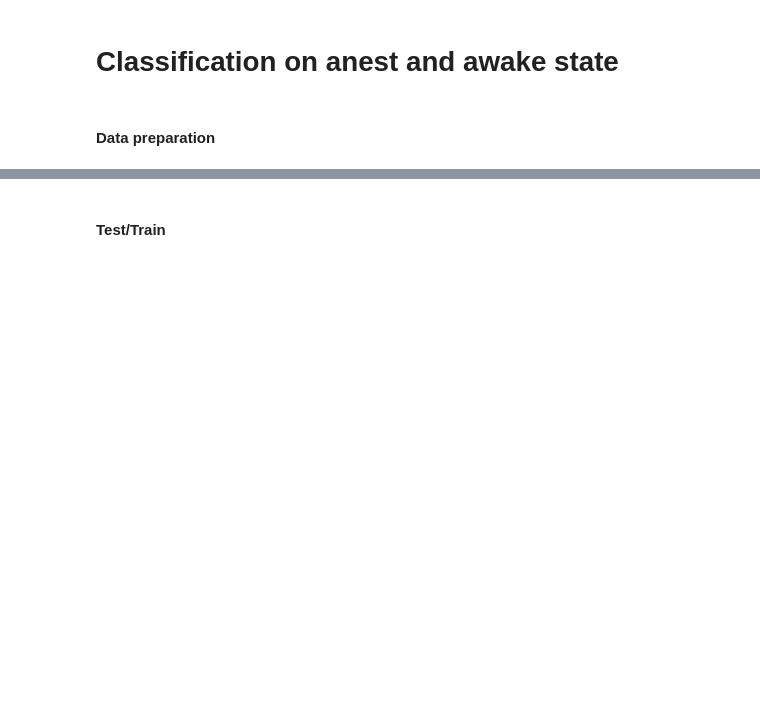
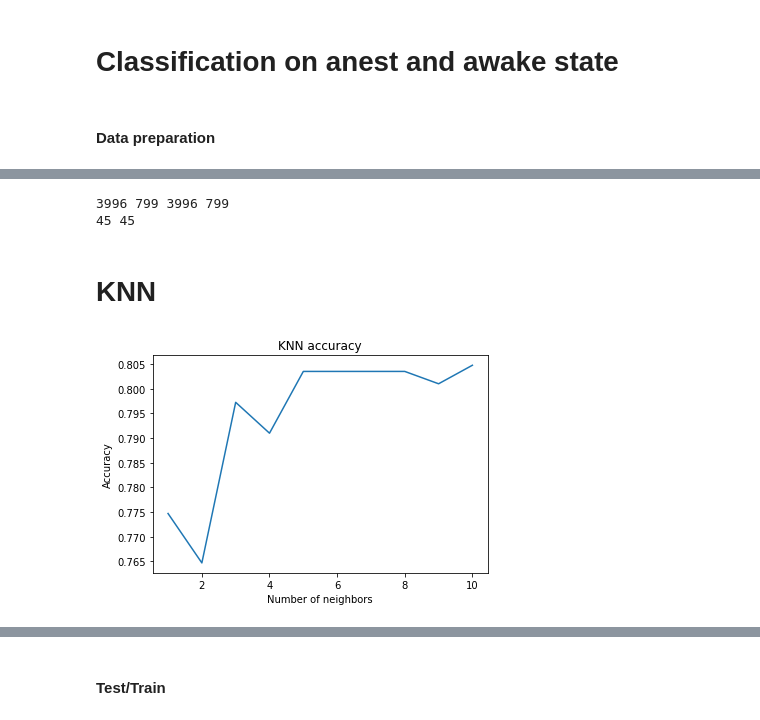
Before and after one commit to nedeljkovicmajaa/LMU_neuroscience, a Jupyter notebook: code/knn_rf.ipynb, the cells around one changed output, grey strips where cells are left out. Saved outputs shown, nothing was run; the diff lists cells and outputs as text; code cells hidden in the pictures; blank space fills up the shorter version.

```diff
--- a/code/knn_rf.ipynb
+++ b/code/knn_rf.ipynb
@@ -63,0 +115,21 @@ def vektorizacija(podaci):
+# %%
+def process_data(sp, tr_data, ts_data):
+    for i in range(len(tr_data)):
+        tr_data[i] = tr_data[i][:,sp,10:].flatten()
+    for i in range(len(ts_data)):
+        ts_data[i] = ts_data[i][:,sp,10:].flatten()
+
+    max_len_tr = max([len(i) for i in tr_data])
+    max_len_ts = max([len(i) for i in ts_data])
+    max_len = max(max_len_tr, max_len_ts)
+
+    # fill with zeros float64
+    for i in range(len(tr_data)):
+        tr_data[i] = np.append(tr_data[i], np.zeros(max_len - len(tr_data[i])))
+    for i in range(len(ts_data)):
+        ts_data[i] = np.append(ts_data[i], np.zeros(max_len - len(ts_data[i])))
+
+    tr_data = [list(i) for i in tr_data]
+    ts_data = [list(i) for i in ts_data]
+
+    return tr_data, ts_data
@@ -63,0 +233,29 @@ def vektorizacija(podaci):
+# %%
+train_data_proc, test_data_proc, train_labels_proc, test_labels_proc = extract_features(train_data, test_data, train_labels, test_labels)
+# %%
+train_data_proc, test_data_proc = process_data(np.array(train_data), np.array(test_data))
+# %%
+print(len(train_data_proc), len(test_data_proc), len(train_labels_proc), len(test_labels_proc))
+print(len(train_data_proc[0]), len(test_data_proc[0]))
+# %% [output]
+3996 799 3996 799
+45 45
+# %% [markdown]
+# KNN
+# %%
+accs = []
+conf_mats = []
+for i in range(1, 11):
+    knn = KNeighborsClassifier(n_neighbors=i)
+    knn.fit(train_data_proc, train_labels_proc)
+    knn_pred = knn.predict(test_data_proc)
+    accs.append(accuracy_score(test_labels_proc, knn_pred))
+    conf_mats.append(confusion_matrix(test_labels_proc, knn_pred))
+# %%
+plt.plot(range(1, 11), accs)
+plt.xlabel('Number of neighbors')
+plt.ylabel('Accuracy')
+plt.title('KNN accuracy')
+plt.show()
+# %% [output]
+[figure, added]
```
Also changed, not shown: parts of 39 cells of this notebook, 3 other files.
